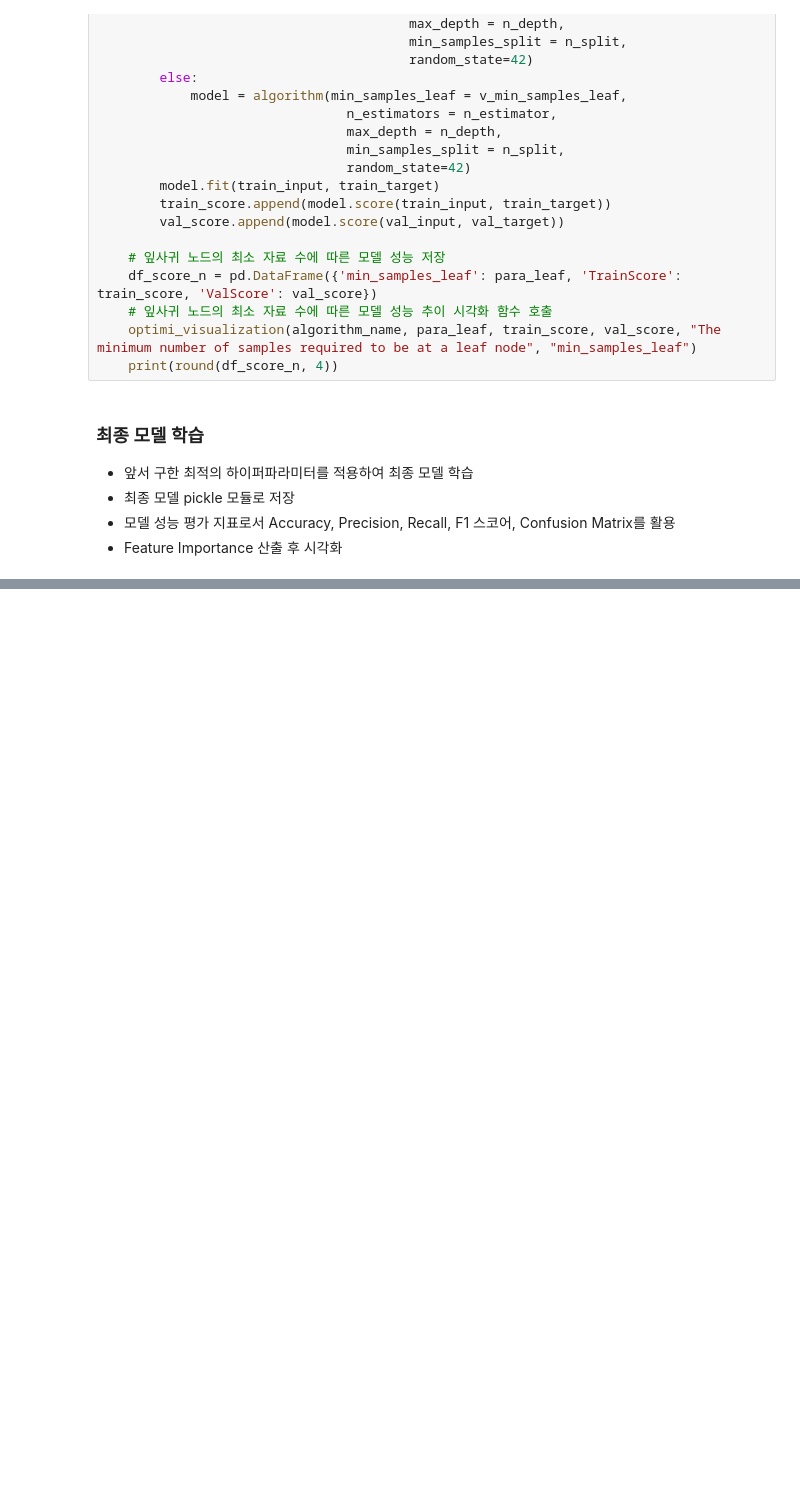
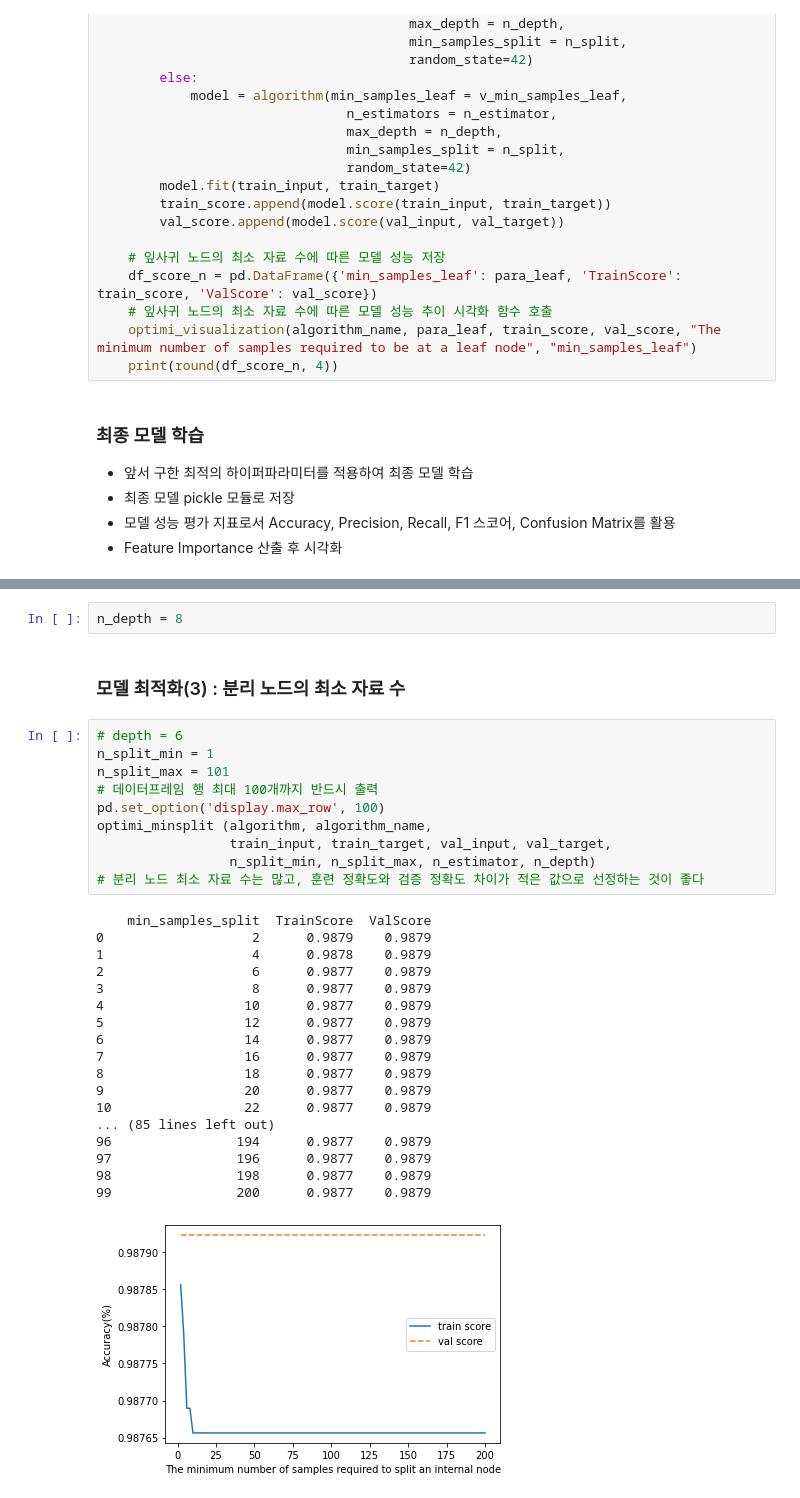
Before and after one commit to och5351/Bigdata_busan, a Jupyter notebook: ML/csy_RFC/RandomForestC.ipynb, the cells around one changed output, grey strips where cells are left out. Saved outputs shown, nothing was run; the diff lists cells and outputs as text; blank space fills up the shorter version.

```diff
--- a/ML/csy_RFC/RandomForestC.ipynb
+++ b/ML/csy_RFC/RandomForestC.ipynb
@@ -427,0 +540,33 @@ feature_scores.plot.barh()
+# %%
+n_depth = 8
+# %% [markdown]
+### 모델 최적화(3) : 분리 노드의 최소 자료 수
+# %%
+# depth = 6
+n_split_min = 1
+n_split_max = 101
+# 데이터프레임 행 최대 100개까지 반드시 출력
+pd.set_option('display.max_row', 100)
+optimi_minsplit (algorithm, algorithm_name,
+                 train_input, train_target, val_input, val_target,
+                 n_split_min, n_split_max, n_estimator, n_depth)
+# 분리 노드 최소 자료 수는 많고, 훈련 정확도와 검증 정확도 차이가 적은 값으로 선정하는 것이 좋다
+# %% [output]
+    min_samples_split  TrainScore  ValScore
+0                   2      0.9879    0.9879
+1                   4      0.9878    0.9879
+2                   6      0.9877    0.9879
+3                   8      0.9877    0.9879
+4                  10      0.9877    0.9879
+5                  12      0.9877    0.9879
+6                  14      0.9877    0.9879
+7                  16      0.9877    0.9879
+8                  18      0.9877    0.9879
+9                  20      0.9877    0.9879
+10                 22      0.9877    0.9879
+... (85 lines left out)
+96                194      0.9877    0.9879
+97                196      0.9877    0.9879
+98                198      0.9877    0.9879
+99                200      0.9877    0.9879
+[figure, added]
```
Also changed, not shown: parts of 104 cells of this notebook, 7 other files.
